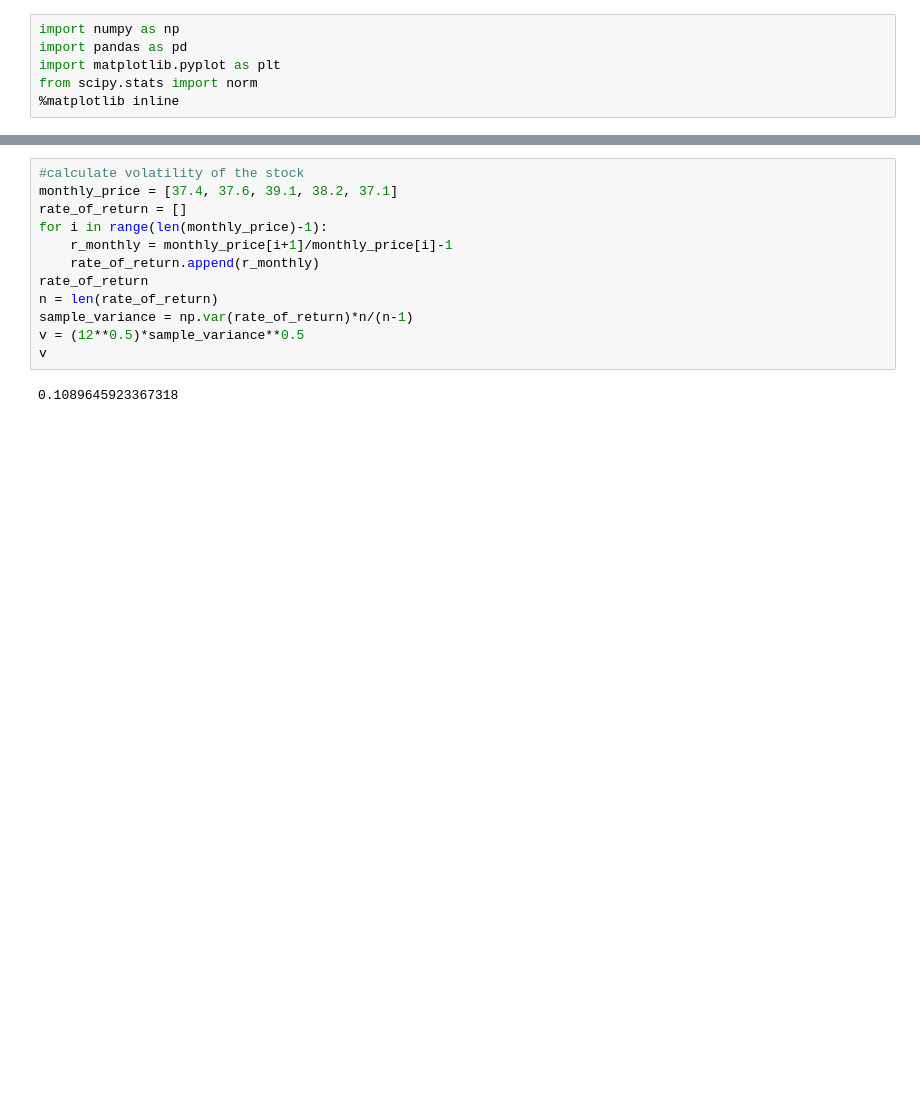
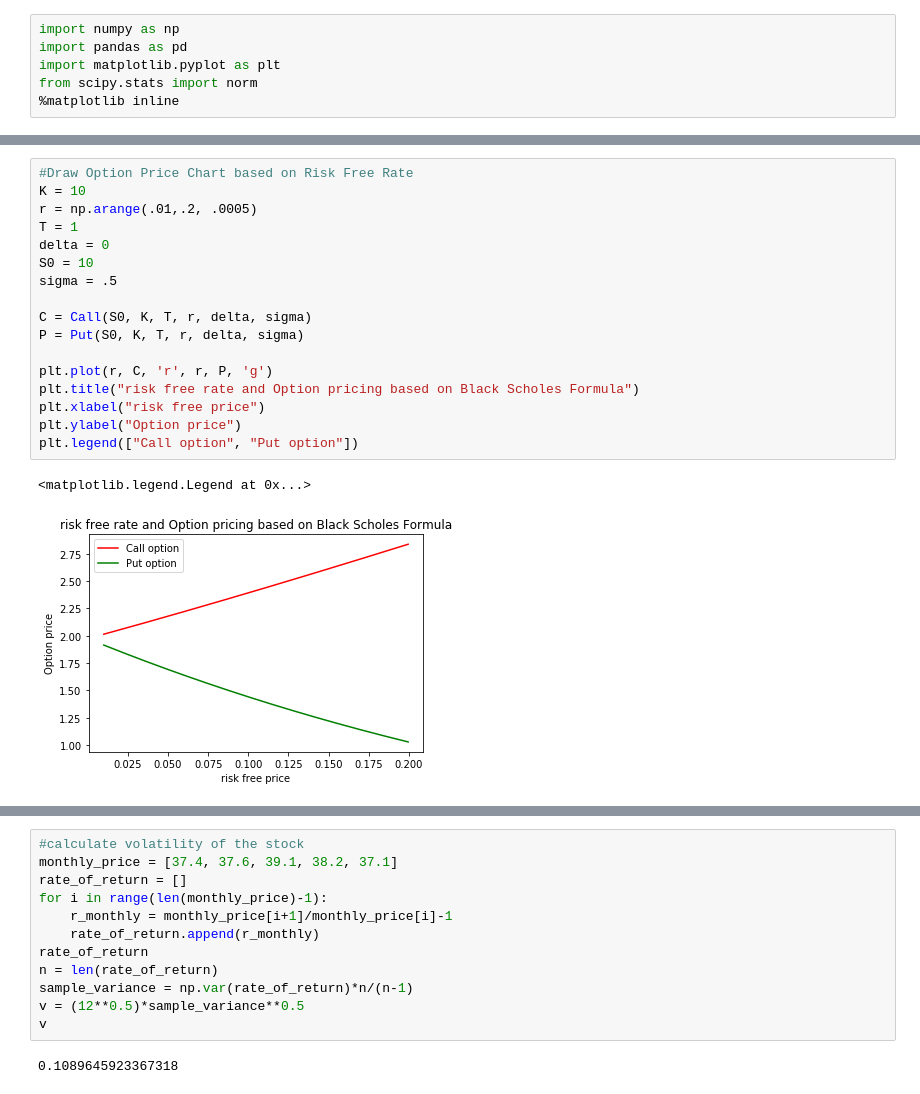
Before and after one commit to hopes6166/Option-Pricing, a Jupyter notebook: Options Pricing by Black Scholes Formula.ipynb, the cells around one changed output, grey strips where cells are left out. Drawn from its saved outputs; the diff is of its cells as text; blank space fills up the shorter version.

```diff
--- a/Options Pricing by Black Scholes Formula.ipynb
+++ b/Options Pricing by Black Scholes Formula.ipynb
@@ -6,0 +42,20 @@ from scipy.stats import norm
+# %%
+#Draw Option Price Chart based on Risk Free Rate
+K = 10
+r = np.arange(.01,.2, .0005)
+T = 1
+delta = 0
+S0 = 10
+sigma = .5
+
+C = Call(S0, K, T, r, delta, sigma)
+P = Put(S0, K, T, r, delta, sigma)
+
+plt.plot(r, C, 'r', r, P, 'g')
+plt.title("risk free rate and Option pricing based on Black Scholes Formula")
+plt.xlabel("risk free price")
+plt.ylabel("Option price")
+plt.legend(["Call option", "Put option"])
+# %% [output]
+<matplotlib.legend.Legend at 0x...>
+[figure, added]
```
Also changed, not shown: parts of 10 cells of this notebook.
